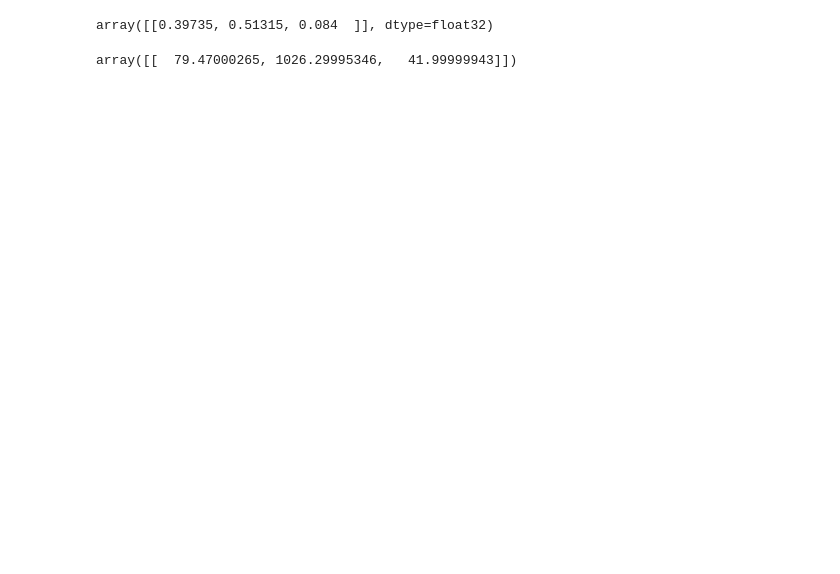
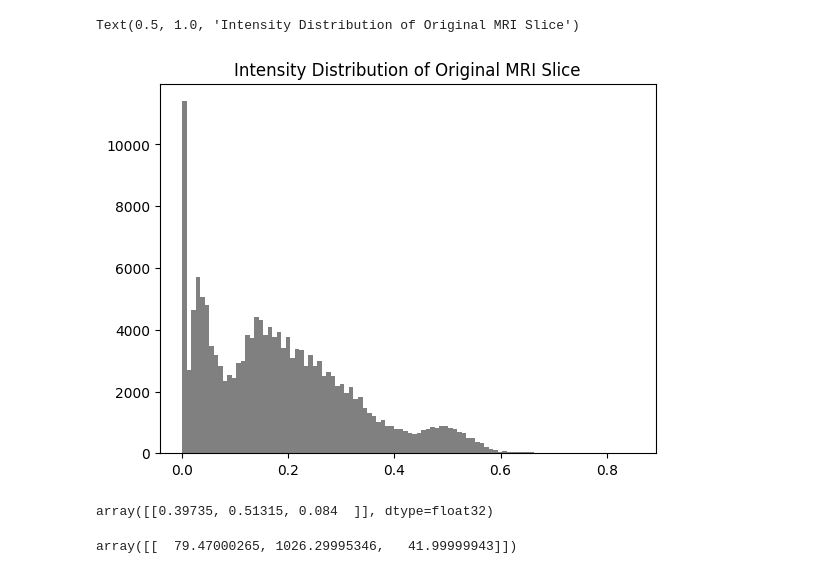
Before and after one commit to paolodc5/CMR_synthesis, a Jupyter notebook: tx_compute_properties.ipynb, the cells around one changed output. Drawn from its saved outputs; the diff is of its cells as text; code cells hidden in the pictures; blank space fills up the shorter version.

```diff
--- a/tx_compute_properties.ipynb
+++ b/tx_compute_properties.ipynb
@@ -286,3 +285,9 @@ Text(0.5, 1.0, 'Modified Mask')
+# %%
+plt.hist(pat_slice.ravel(), bins=100, color='gray')
+plt.title("Intensity Distribution of Original MRI Slice")
+# %% [output]
+Text(0.5, 1.0, 'Intensity Distribution of Original MRI Slice')
+[figure, added]
 # %%
 tissue_map = generator._initialize_tissue_maps(pat_mtmask_new[..., 150])
 tm = tissue_map[..., 200, 200].cpu().numpy()
```
Also changed, not shown: parts of 8 cells of this notebook, 4 other files.
